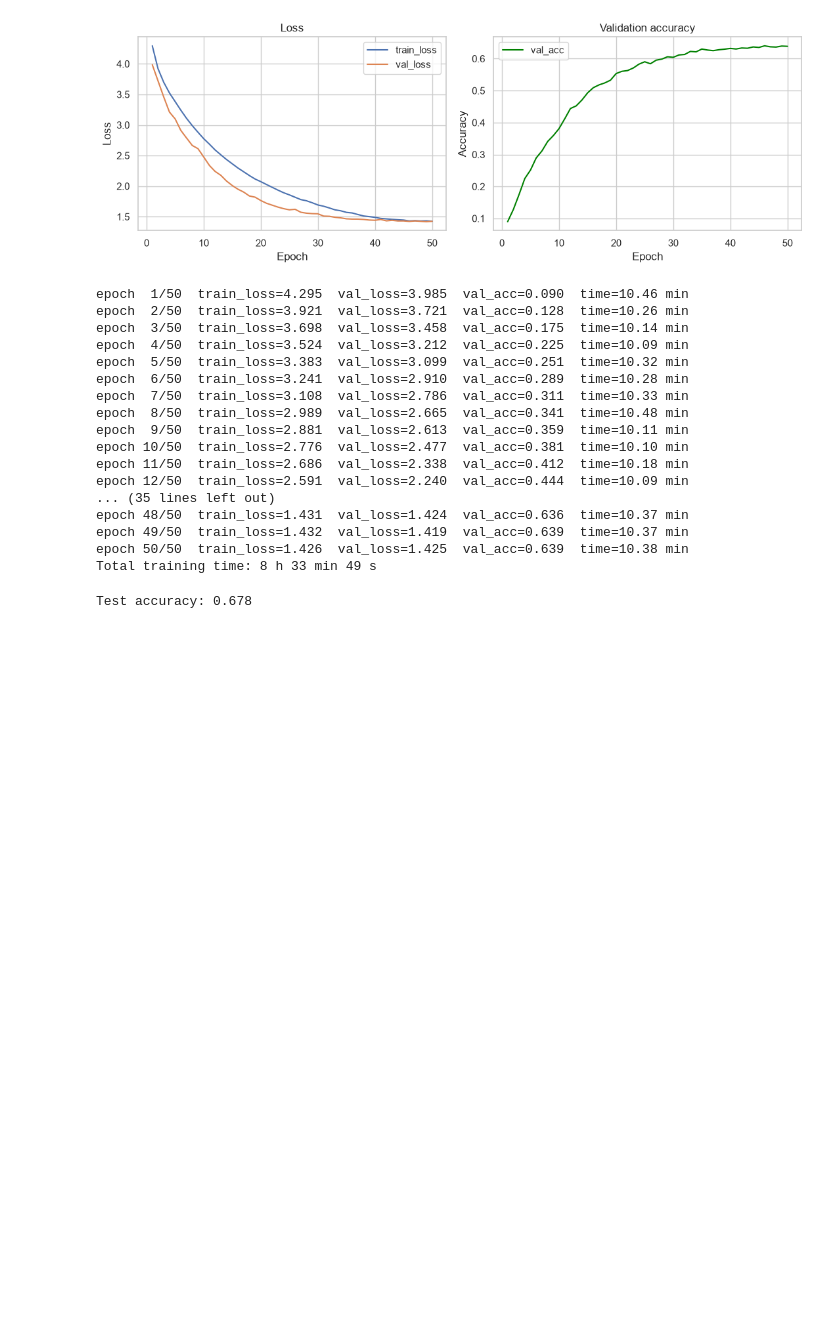
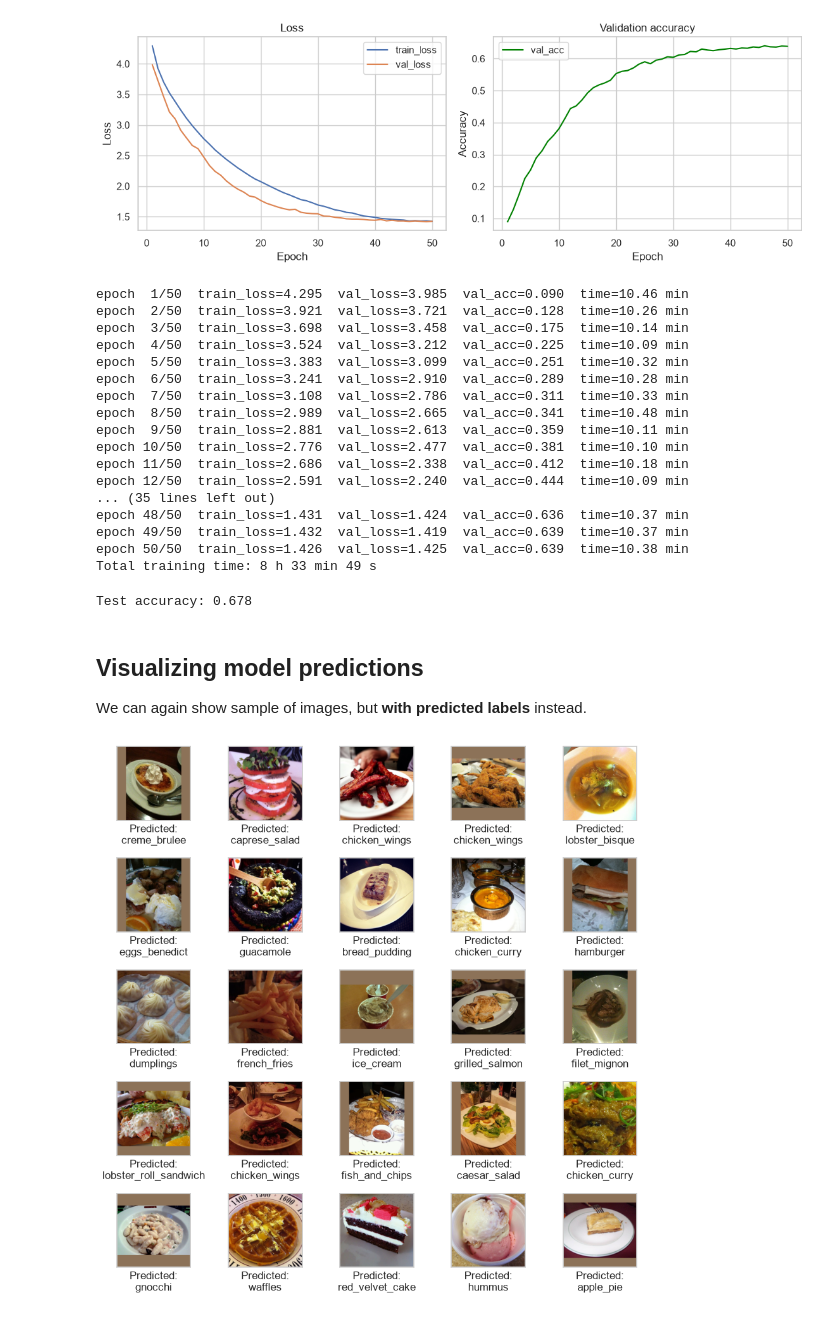
Before and after one commit to matesssaks/Food101, a Jupyter notebook: food101.ipynb, the cells around one changed output. Drawn from its saved outputs; the diff is of its cells as text; code cells hidden in the pictures; blank space fills up the shorter version.

Commit message:
Add prediction visualization: display random samples with predicted labels

```diff
--- a/food101.ipynb
+++ b/food101.ipynb
@@ -779,3 +780,46 @@ Total training time: 8 h 33 min 49 s
 evaluate_model(tuned_model, test_loader)
 # %% [output]
 Test accuracy: 0.678
+# %% [markdown]
+## Visualizing model predictions
+
+We can again show sample of images, but **with predicted labels** instead.
+# %%
+def display_predictions(model, dataset, n_samples=25):
+    # Pick random images from the dataset.
+    indices = torch.randperm(len(dataset))[:n_samples]
+
+    # Convert images into single batch for single pass prediction
+    images = torch.stack([
+        dataset[index.item()][0]
+        for index in indices
+    ])
+
+    # Predict without training or storing gradients
+    model.eval()
+    with torch.no_grad():
+        predictions = model(images.to(device)).argmax(dim=1).cpu()
+
+    # Dimension [3] to [3, 1, 1], allowing multiplication with tensor image
+    mean = train_mean.view(3, 1, 1)
+    std = train_std.view(3, 1, 1)
+
+    plt.figure(figsize=(9, 9))
+    for i in range(n_samples):
+        image = (images[i] * std + mean).clamp(0, 1) # Undo normalization to correctly display colors
+
+        plt.subplot(5, 5, i + 1)
+        plt.xticks([])
+        plt.yticks([])
+        plt.grid(False)
+
+        plt.imshow(image.permute(1, 2, 0)) # Reorder [C, H, W] to [H, W, C], aka what Matplotlib expects
+
+        plt.xlabel(f"Predicted:\n{full_dataset.classes[predictions[i]]}")
+
+    plt.tight_layout()
+    plt.show()
+
+display_predictions(tuned_model, test_dataset)
+# %% [output]
+[figure, added]
```
Also changed, not shown: parts of 1 cell of this notebook.
